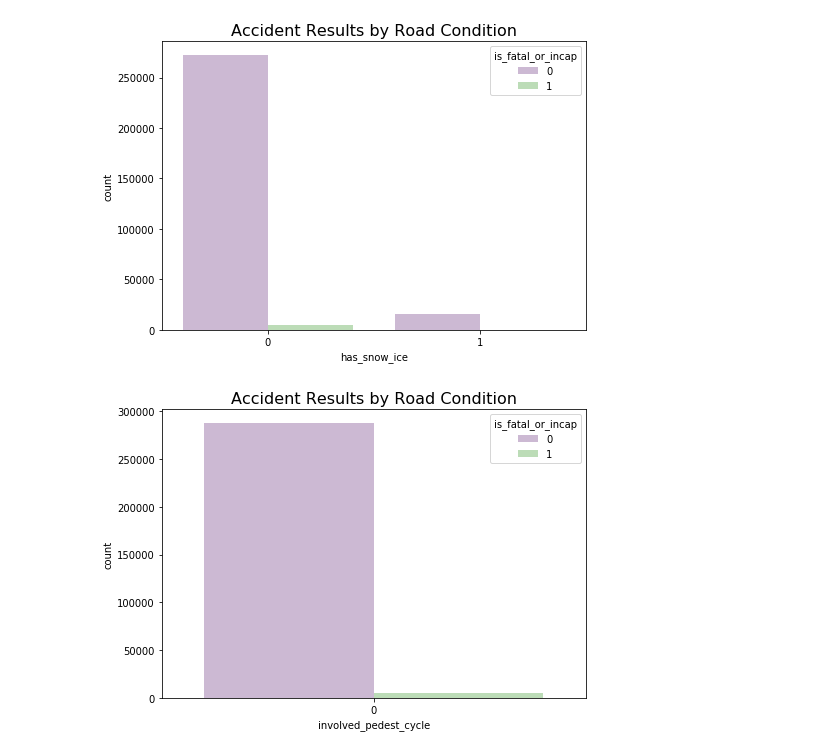
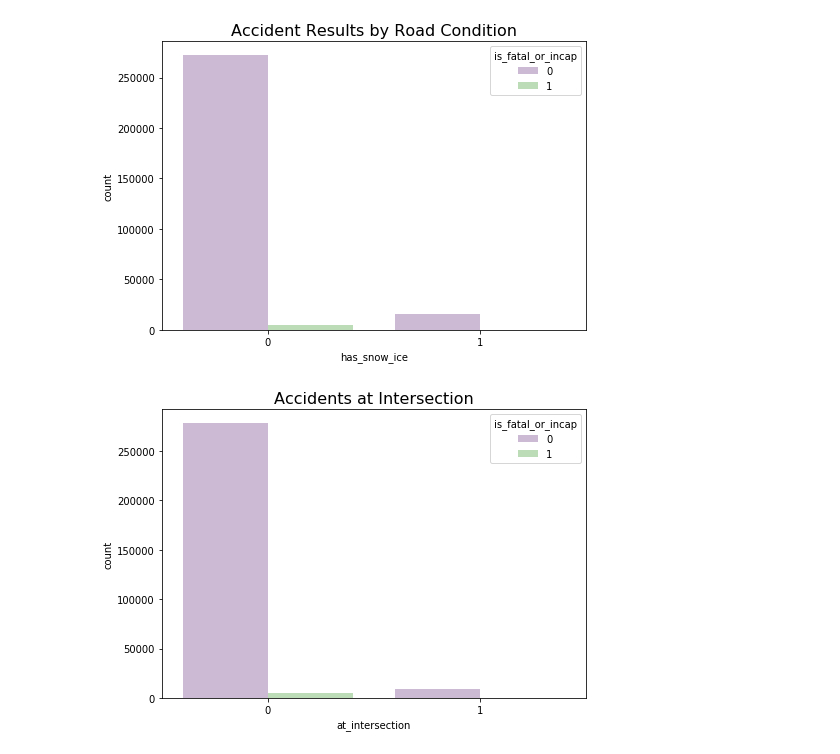
Before and after one commit to Morgan-Sell/chicago-traffic-safety, a Jupyter notebook: eda_feat_eng.ipynb, the cells around one changed output. Saved outputs shown, nothing was run; the diff lists cells and outputs as text; code cells hidden in the pictures.

```diff
--- a/eda_feat_eng.ipynb
+++ b/eda_feat_eng.ipynb
@@ -169,6 +169,8 @@ accidents['has_snow_ice'] = accidents['ROADWAY_SURFACE_COND'].apply(lambda x: re
 accidents['involved_pedest_cycle'] = accidents['PRIM_CONTRIBUTORY_CAUSE'].apply(lambda x: return_true_if_in_list(x, ['PEDALCYCLIST', 'PEDESTRIAN']))
 accidents['at_intersection'] = accidents['TRAFFICWAY_TYPE'].apply(lambda x: return_true_if_in_list(x, ['FOUR WAY', 'FIVE POINT, OR MORE', 'T-INTERSECTION',
                                                                                                        'UNKNOWN INTERSECTION TYPE', 'Y-INTERSECTION']))
+accidents['at_stop_sign_or_traffic_light'] = accidents['TRAFFIC_CONTROL_DEVICE'].apply(lambda x: return_true_if_in_list(x, [STOP SIGN/FLASHER
+TRAFFIC SIGNAL]))
 # %% [markdown]
 ---
 ## Unique Values for Features
@@ -421,6 +424,6 @@ display_bar_plot(accidents, 'has_snow_ice', 'Accident Results by Road Condition'
 # %% [output]
 [figure]
 # %%
-display_bar_plot(accidents, 'involved_pedest_cycle', 'Accident Results by Road Condition', figsize=(7,5), hue='is_fatal_or_incap')
+display_bar_plot(accidents, 'at_intersection', 'Accidents at Intersection', figsize=(7,5), hue='is_fatal_or_incap')
 # %% [output]
-[figure, old version]
+[figure, new version]
```
Also changed, not shown: parts of 1 cell of this notebook.
